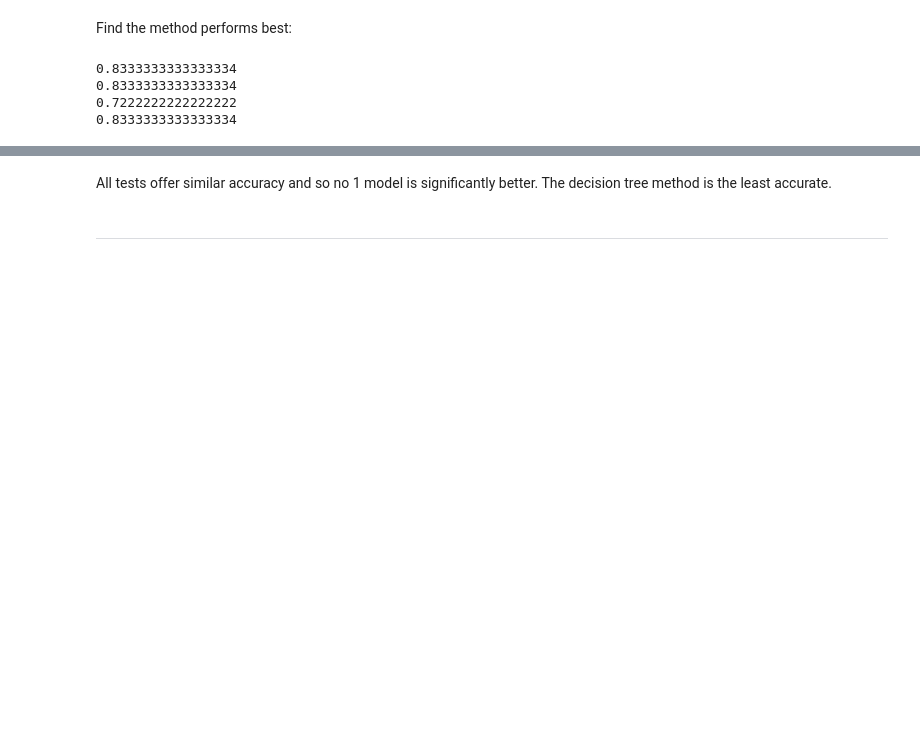
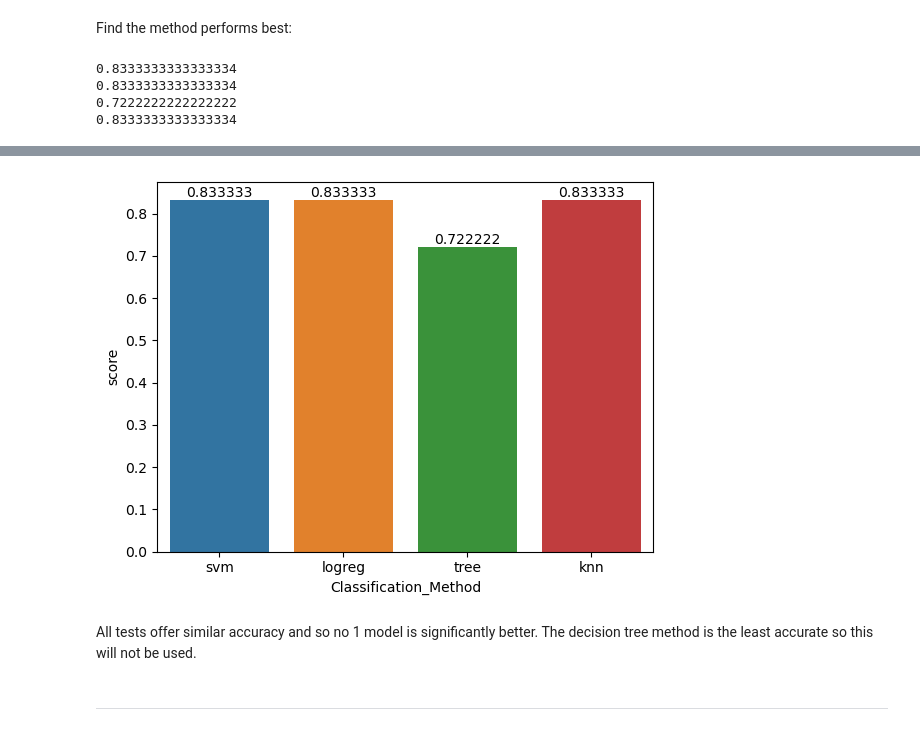
Before and after one commit to Kasheme/IBM-Data-Science-Course-Repo, a Jupyter notebook: Machine Learning Prediction.ipynb, the cells around one changed output, grey strips where cells are left out. Saved outputs shown, nothing was run; the diff lists cells and outputs as text; code cells hidden in the pictures; blank space fills up the shorter version.

```diff
--- a/Machine Learning Prediction.ipynb
+++ b/Machine Learning Prediction.ipynb
@@ -340,0 +356,5 @@ print(knn_cv.score(X_test, Y_test))
+# %%
+svm_ = svm_cv.score(X_test, Y_test)
+logreg_ = logreg_cv.score(X_test, Y_test)
+tree_ = tree_cv.score(X_test, Y_test)
+knn_ = knn_cv.score(X_test, Y_test)
@@ -340,0 +370,9 @@ print(knn_cv.score(X_test, Y_test))
+# %%
+class_list = []
+class_list.append(svm_)
+class_list.append(logreg_)
+class_list.append(tree_)
+class_list.append(knn_)
+class_df = pd.DataFrame(class_list)
+class_df['Classification_Method'] = ['svm', 'logreg', 'tree', 'knn']
+class_df = class_df.rename(columns={0: 'score'})
@@ -341,5 +387,11 @@ print(knn_cv.score(X_test, Y_test))
+# %%
+ax = sns.barplot(x='Classification_Method', y='score', data= class_df, errwidth=0)
+for i in ax.containers:
+    ax.bar_label(i,)
+# %% [output]
+[figure, added]
 # %% [markdown]
-All tests offer similar accuracy and so no 1 model is significantly better. The decision tree method is the least accurate.
+All tests offer similar accuracy and so no 1 model is significantly better. The decision tree method is the least accurate so this will not be used.
 # %% [markdown]
 **************************************************
 # %% [markdown]
```
Also changed, not shown: parts of 5 cells of this notebook.
